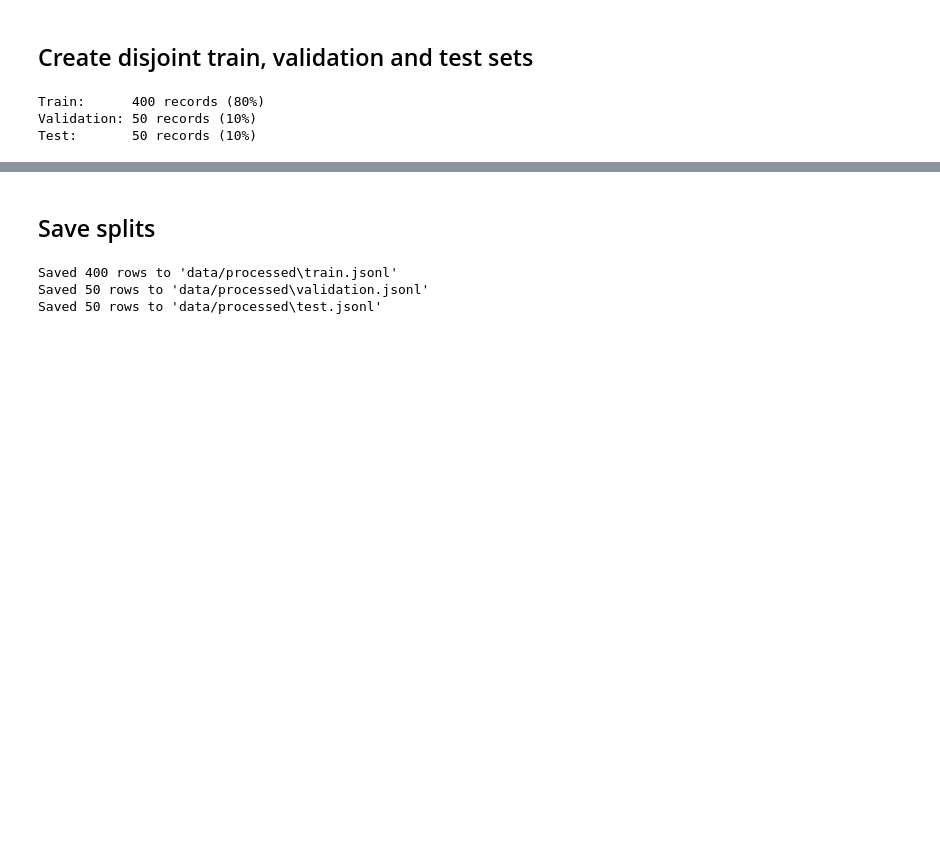
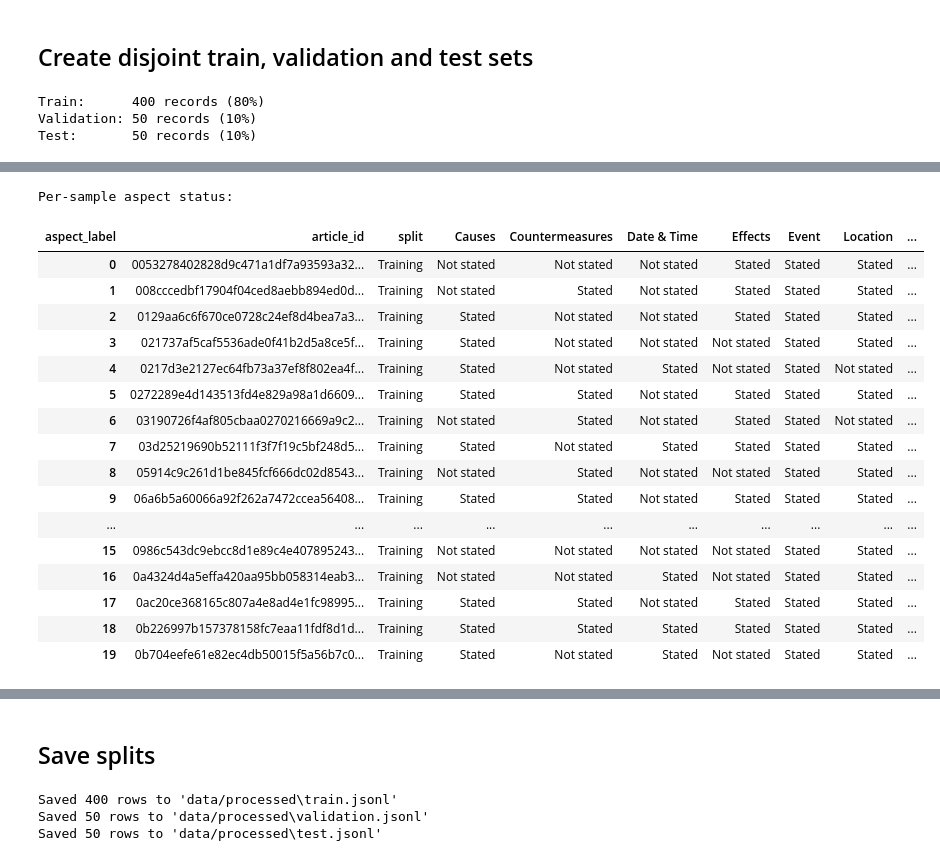
Before and after one commit to ZcePing404/news_simplification_assistant, a Jupyter notebook: split_data.ipynb, the cells around one changed output, grey strips where cells are left out. Cells and saved outputs as stored; diff of their text form; code cells hidden in the pictures; blank space fills up the shorter version.

```diff
--- a/split_data.ipynb
+++ b/split_data.ipynb
@@ -83,0 +146,71 @@ Test:       50 records (10%)
+# %%
+def aspect_status(value) -> str:
+    normalized = " ".join(str(value).strip().lower().split())
+    return "Not stated" if normalized == "not stated" else "Stated"
+
+def build_sample_aspect_status(df: pd.DataFrame, split_name: str) -> pd.DataFrame:
+    rows = []
+
+    for _, row in df.iterrows():
+        for key, label in ASPECT_LABELS.items():
+            value = str(row["aspects"][key]).strip()
+
+            rows.append({
+                "article_id": row["article_id"],
+                "split": split_name,
+                "aspect_key": key,
+                "aspect_label": label,
+                "aspect_value": value,
+                "status": aspect_status(value),
+            })
+
+    return pd.DataFrame(rows)
+
+sample_aspect_status_df = pd.concat(
+    [
+        build_sample_aspect_status(train_df, "Training"),
+        build_sample_aspect_status(val_df, "Validation"),
+        build_sample_aspect_status(test_df, "Test"),
+    ],
+    ignore_index=True,
+)
+
+sample_status_wide_df = (
+    sample_aspect_status_df
+    .pivot(
+        index=["article_id", "split"],
+        columns="aspect_label",
+        values="status",
+    )
+    .reset_index()
+)
+
+status_columns = list(ASPECT_LABELS.values())
+sample_status_wide_df["Stated Count"] = (
+    sample_status_wide_df[status_columns] == "Stated"
+).sum(axis=1)
+sample_status_wide_df["Not stated Count"] = (
+    sample_status_wide_df[status_columns] == "Not stated"
+).sum(axis=1)
+
+print("Per-sample aspect status:")
+display(sample_status_wide_df.head(20))
+# %% [output]
+Per-sample aspect status:
+| aspect_label | article_id | split | Causes | Countermeasures | Date & Time | Effects | Event | Location | ... |
+| 0 | 0053278402828d9c471a1df7a93593a32... | Training | Not stated | Not stated | Not stated | Stated | Stated | Stated | ... |
+| 1 | 008cccedbf17904f04ced8aebb894ed0d... | Training | Not stated | Stated | Not stated | Stated | Stated | Stated | ... |
+| 2 | 0129aa6c6f670ce0728c24ef8d4bea7a3... | Training | Stated | Not stated | Not stated | Stated | Stated | Stated | ... |
+| 3 | 021737af5caf5536ade0f41b2d5a8ce5f... | Training | Stated | Not stated | Not stated | Not stated | Stated | Stated | ... |
+| 4 | 0217d3e2127ec64fb73a37ef8f802ea4f... | Training | Stated | Not stated | Stated | Not stated | Stated | Not stated | ... |
+| 5 | 0272289e4d143513fd4e829a98a1d6609... | Training | Stated | Stated | Not stated | Stated | Stated | Stated | ... |
+| 6 | 03190726f4af805cbaa0270216669a9c2... | Training | Not stated | Stated | Not stated | Stated | Stated | Not stated | ... |
+| 7 | 03d25219690b52111f3f7f19c5bf248d5... | Training | Stated | Not stated | Stated | Stated | Stated | Stated | ... |
+| 8 | 05914c9c261d1be845fcf666dc02d8543... | Training | Not stated | Stated | Not stated | Not stated | Stated | Stated | ... |
+| 9 | 06a6b5a60066a92f262a7472ccea56408... | Training | Stated | Stated | Not stated | Stated | Stated | Stated | ... |
+| ... | ... | ... | ... | ... | ... | ... | ... | ... | ... |
+| 15 | 0986c543dc9ebcc8d1e89c4e407895243... | Training | Not stated | Not stated | Not stated | Not stated | Stated | Stated | ... |
+| 16 | 0a4324d4a5effa420aa95bb058314eab3... | Training | Not stated | Not stated | Stated | Not stated | Stated | Stated | ... |
+| 17 | 0ac20ce368165c807a4e8ad4e1fc98995... | Training | Stated | Stated | Not stated | Stated | Stated | Stated | ... |
+| 18 | 0b226997b157378158fc7eaa11fdf8d1d... | Training | Stated | Stated | Stated | Stated | Stated | Stated | ... |
+| 19 | 0b704eefe61e82ec4db50015f5a56b7c0... | Training | Stated | Not stated | Stated | Not stated | Stated | Stated | ... |
```
Also changed, not shown: parts of 5 cells of this notebook, 14 other files.
